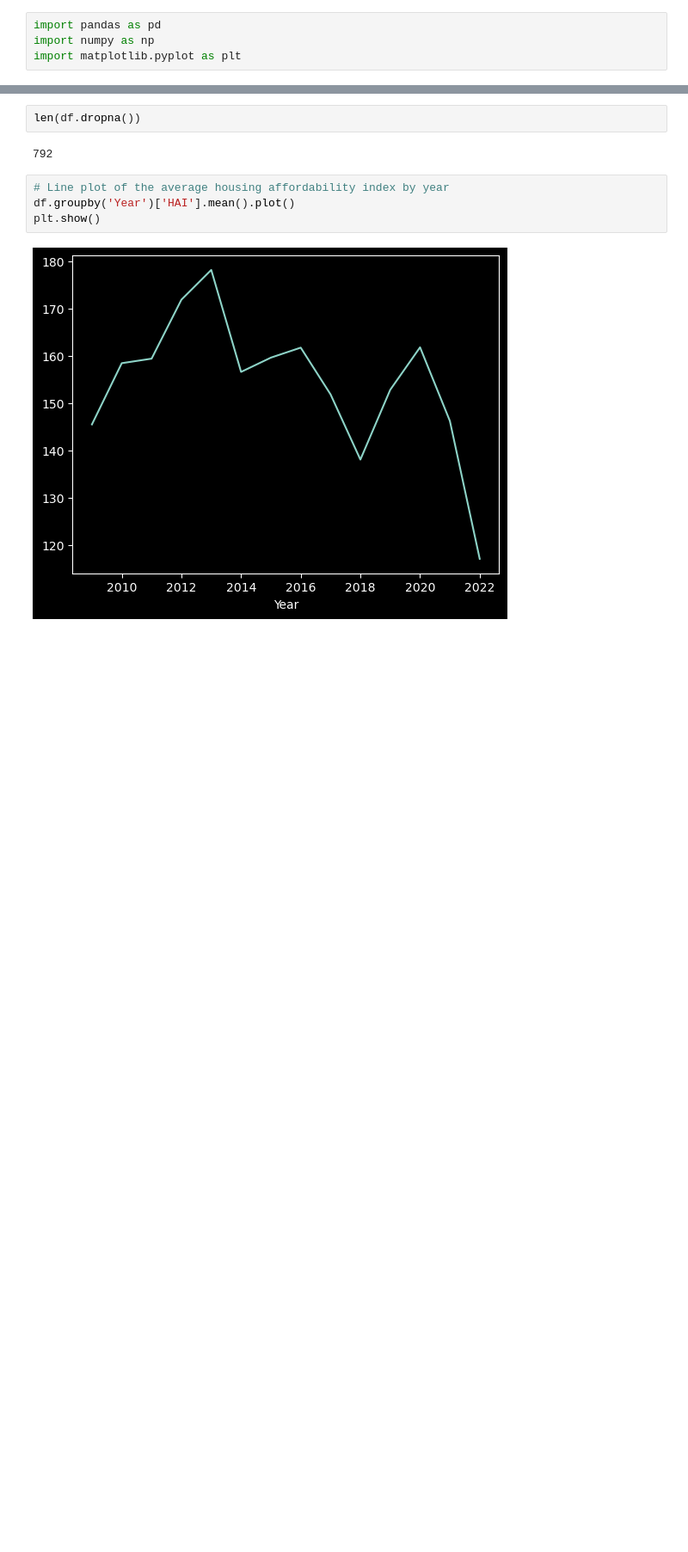
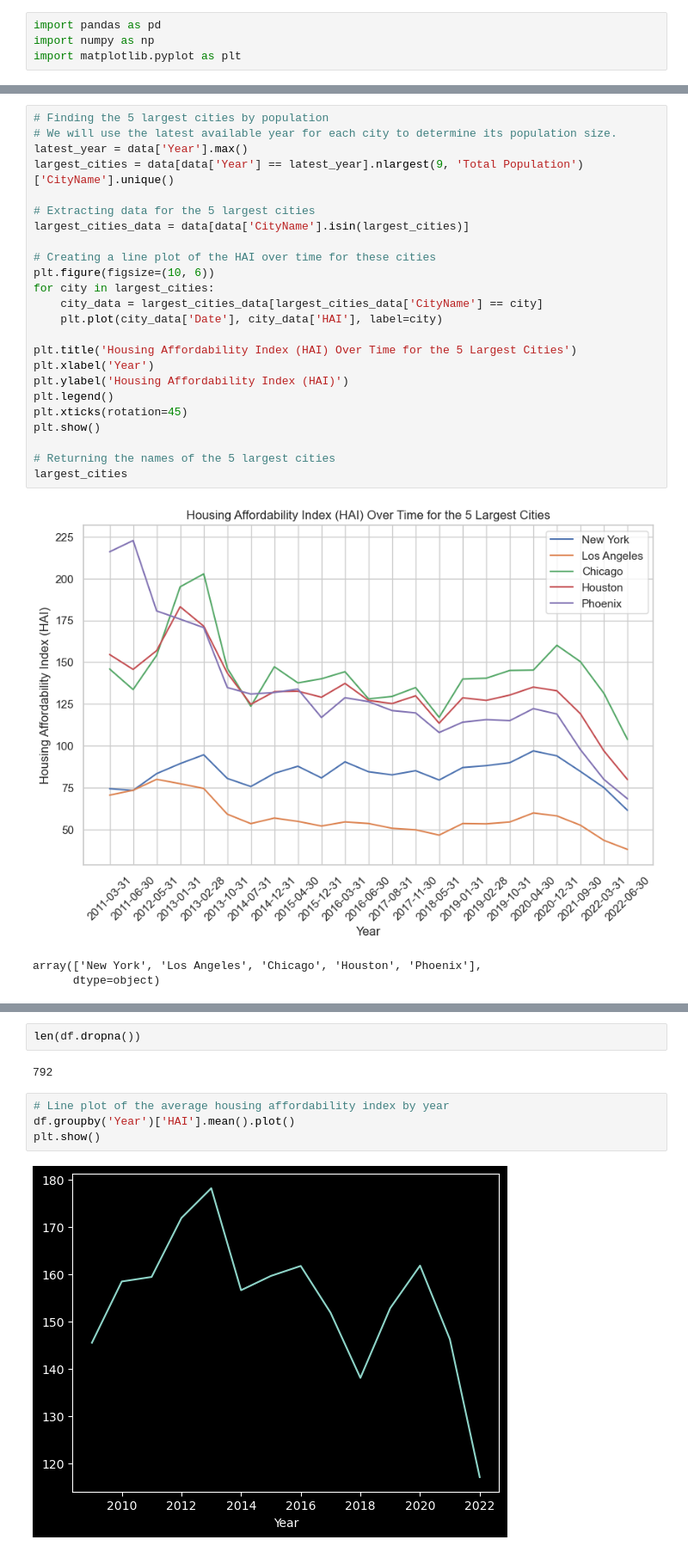
Before and after one commit to Ishicka/The-Seven, a Jupyter notebook: sam-plot_data.ipynb, the cells around one changed output, grey strips where cells are left out. Shown: that part at 86% size. Drawn from its saved outputs; the diff is of its cells as text; blank space fills up the shorter version.

```diff
--- a/sam-plot_data.ipynb
+++ b/sam-plot_data.ipynb
@@ -91,0 +31,28 @@ l
+# %%
+# Finding the 5 largest cities by population
+# We will use the latest available year for each city to determine its population size.
+latest_year = data['Year'].max()
+largest_cities = data[data['Year'] == latest_year].nlargest(9, 'Total Population')['CityName'].unique()
+
+# Extracting data for the 5 largest cities
+largest_cities_data = data[data['CityName'].isin(largest_cities)]
+
+# Creating a line plot of the HAI over time for these cities
+plt.figure(figsize=(10, 6))
+for city in largest_cities:
+    city_data = largest_cities_data[largest_cities_data['CityName'] == city]
+    plt.plot(city_data['Date'], city_data['HAI'], label=city)
+
+plt.title('Housing Affordability Index (HAI) Over Time for the 5 Largest Cities')
+plt.xlabel('Year')
+plt.ylabel('Housing Affordability Index (HAI)')
+plt.legend()
+plt.xticks(rotation=45)
+plt.show()
+
+# Returning the names of the 5 largest cities
+largest_cities
+# %% [output]
+[figure, added]
+array(['New York', 'Los Angeles', 'Chicago', 'Houston', 'Phoenix'],
+      dtype=object)
```
Also changed, not shown: parts of 9 cells of this notebook, 3 other files.
